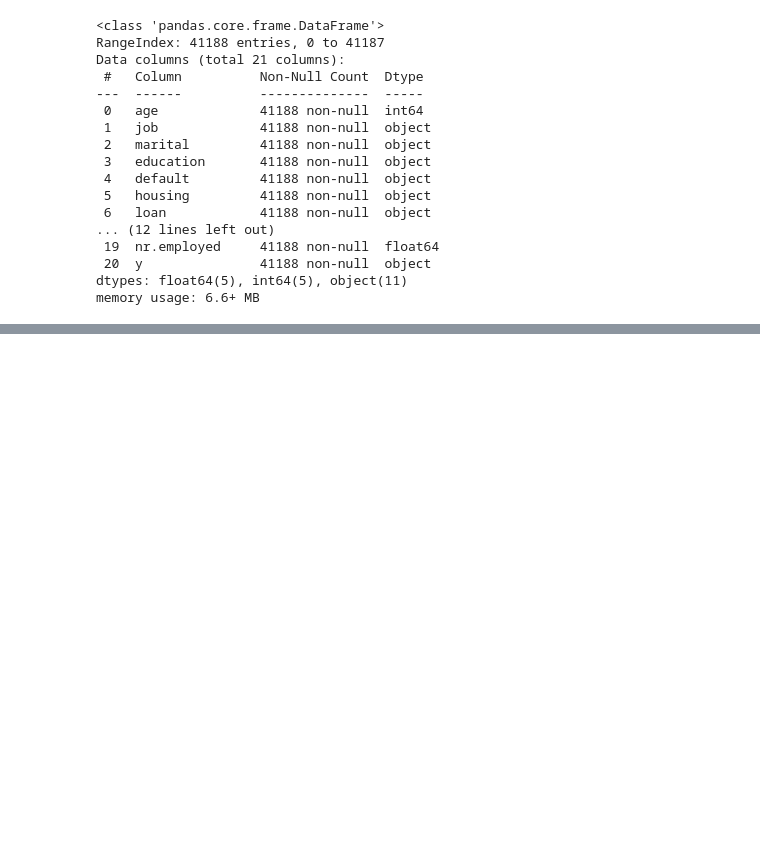
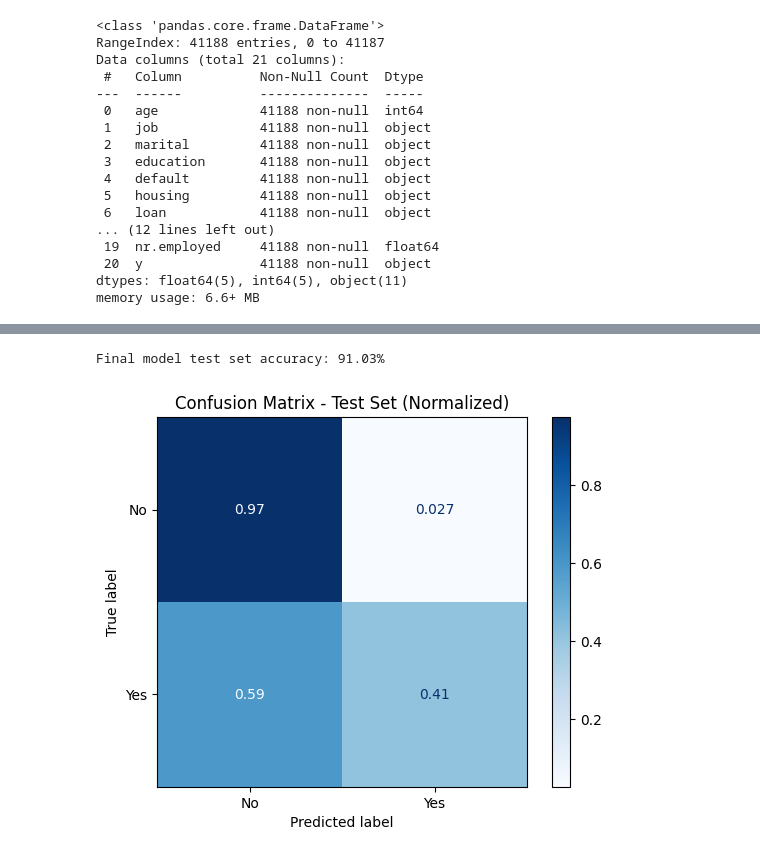
Before and after one commit to 4GeeksAcademy/gperdrizet-logistic-regression-project, a Jupyter notebook: notebooks/solution.ipynb, the cells around one changed output, grey strips where cells are left out. Saved outputs shown, nothing was run; the diff lists cells and outputs as text; code cells hidden in the pictures; blank space fills up the shorter version.

```diff
--- a/notebooks/solution.ipynb
+++ b/notebooks/solution.ipynb
@@ -373,0 +187,18 @@ Test set accuracy: 91.30%
+# %%
+# Define hyperparameters to search over
+# These parameters can significantly affect model performance
+hyperparameters = {
+    'solver': ['newton-cg', 'lbfgs', 'liblinear'],  # Different optimization algorithms
+    'fit_intercept': [True, False],  # Whether to include intercept term
+    'max_iter': [50, 100, 200, 400, 800]  # Maximum iterations for convergence
+}
+
+# Use grid search with cross-validation to find best hyperparameters
+# This systematically tests all combinations to find the optimal settings
+model = LogisticRegression()
+grid = GridSearchCV(model, hyperparameters, scoring='accuracy', cv=5)
+grid.fit(training_df.drop('y', axis=1), training_df['y'])
+winning_parameters = grid.best_params_
+winning_model = grid.best_estimator_
+
+print(f'Best hyperparameters: {winning_parameters}')
@@ -373,0 +219,19 @@ Test set accuracy: 91.30%
+# %%
+# Retrain model with winning hyperparameters on complete training set
+final_model = LogisticRegression(**winning_parameters)
+final_model.fit(training_df.drop('y', axis=1), training_df['y'])
+
+# Calculate test set accuracy
+test_predictions = final_model.predict(testing_df.drop('y', axis=1))
+test_accuracy = accuracy_score(testing_df['y'], test_predictions) * 100
+print(f'Final model test set accuracy: {test_accuracy:.2f}%')
+
+# Generate and display normalized confusion matrix
+cm = confusion_matrix(testing_df['y'], test_predictions, normalize='true')
+disp = ConfusionMatrixDisplay(confusion_matrix=cm, display_labels=['No', 'Yes'])
+disp.plot(cmap='Blues')
+plt.title('Confusion Matrix - Test Set (Normalized)')
+plt.show()
+# %% [output]
+Final model test set accuracy: 91.03%
+[figure, added]
```
Also changed, not shown: parts of 64 cells of this notebook.
